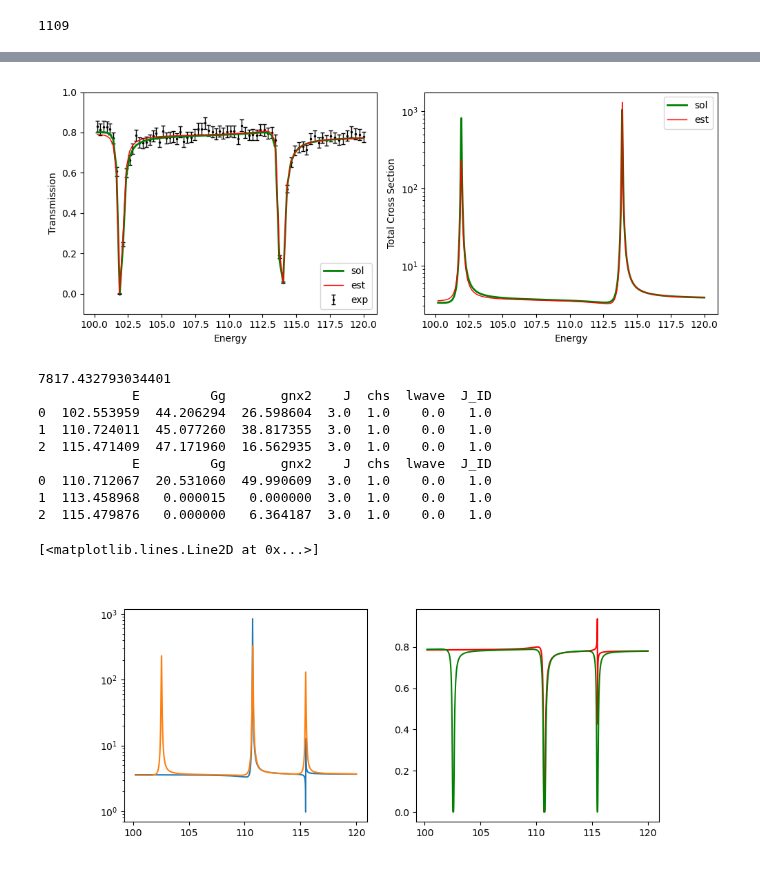
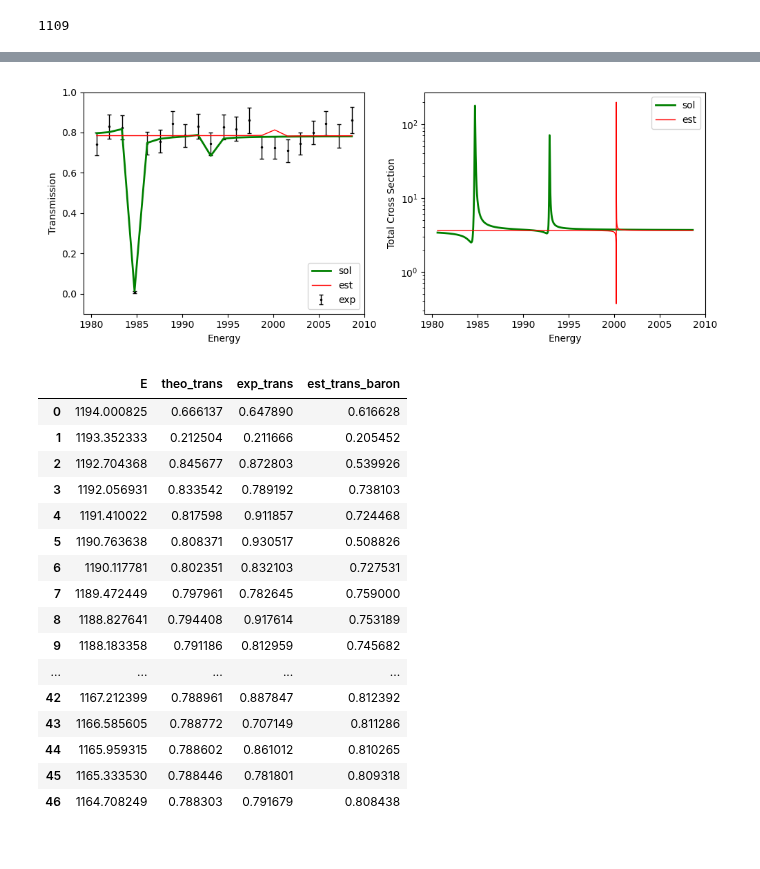
Before and after one commit to Naww137/ATARI, a Jupyter notebook: examples/UserExample_PiTFAll.ipynb, the cells around one changed output, grey strips where cells are left out. Cells and saved outputs as stored; diff of their text form; code cells hidden in the pictures.

Commit message:
Update data storage structure

```diff
--- a/examples/UserExample_PiTFAll.ipynb
+++ b/examples/UserExample_PiTFAll.ipynb
@@ -167,41 +168,47 @@ integral_FoMs
 # figure()
 # plot(pw_data.E, pw_data.est_trans)
 # %%
-fig = pf.sample_case.plot(case_file, 60, Ta_pair, True, True)
+fig = pf.sample_case.plot(case_file, 3, 'baron')
 # %% [output]
-[figure, old version]
+[figure, new version]
 # %%
-pw_data, syndat_par_df, fit_par_df = pf.sample_case.read_sample_case_data(case_file,96)
+exp_pw_df, theo_pw_df, theo_par_df, est_par_df, exp_cov = pf.sample_case.read_sample_case_data(case_file, 0, 'baron')
+exp_pw_df
+# xs_tot_syndat, xs_tot_fit, new_egrid = pf.sample_case.calculate_xs(pw_data.E, Ta_pair, syndat_par_df, fit_par_df, True)
 
-xs_tot_syndat, xs_tot_fit, new_egrid = pf.sample_case.calculate_xs(pw_data.E, Ta_pair, syndat_par_df, fit_par_df, True)
+# n = exp.redpar.val.n  # atoms per barn or atoms/(1e-12*cm^2)
+# trans_fit = np.exp(-n*xs_tot_fit)
+# trans_syndat = np.exp(-n*xs_tot_syndat)
 
-n = exp.redpar.val.n  # atoms per barn or atoms/(1e-12*cm^2)
-trans_fit = np.exp(-n*xs_tot_fit)
-trans_syndat = np.exp(-n*xs_tot_syndat)
+# from scipy import integrate
+# est_sol_SE = integrate.trapezoid((xs_tot_syndat-xs_tot_fit)**2, new_egrid)
+# print(est_sol_SE)
 
-from scipy import integrate
-est_sol_SE = integrate.trapezoid((xs_tot_syndat-xs_tot_fit)**2, new_egrid)
-print(est_sol_SE)
+# print(syndat_par_df)
+# print(fit_par_df)
 
-print(syndat_par_df)
-print(fit_par_df)
+# fig, ax = subplots(1,2, figsize=(10,4))
+# ax[0].plot(new_egrid, xs_tot_fit)
+# ax[0].plot(new_egrid, xs_tot_syndat)
+# ax[0].set_yscale('log')
 
-fig, ax = subplots(1,2, figsize=(10,4))
-ax[0].plot(new_egrid, xs_tot_fit)
-ax[0].plot(new_egrid, xs_tot_syndat)
-ax[0].set_yscale('log')
-
-ax[1].plot(new_egrid, trans_fit, 'r')
-ax[1].plot(new_egrid, trans_syndat, 'g')
+# ax[1].plot(new_egrid, trans_fit, 'r')
+# ax[1].plot(new_egrid, trans_syndat, 'g')
 # %% [output]
-7817.432793034401
-            E         Gg       gnx2    J  chs  lwave  J_ID
-0  102.553959  44.206294  26.598604  3.0  1.0    0.0   1.0
-1  110.724011  45.077260  38.817355  3.0  1.0    0.0   1.0
-2  115.471409  47.171960  16.562935  3.0  1.0    0.0   1.0
-            E         Gg       gnx2    J  chs  lwave  J_ID
-0  110.712067  20.531060  49.990609  3.0  1.0    0.0   1.0
-1  113.458968   0.000015   0.000000  3.0  1.0    0.0   1.0
-2  115.479876   0.000000   6.364187  3.0  1.0    0.0   1.0
-[<matplotlib.lines.Line2D at 0x...>]
-[figure, removed]
+|  | E | theo_trans | exp_trans | est_trans_baron |
+| 0 | 1194.000825 | 0.666137 | 0.647890 | 0.616628 |
+| 1 | 1193.352333 | 0.212504 | 0.211666 | 0.205452 |
+| 2 | 1192.704368 | 0.845677 | 0.872803 | 0.539926 |
+| 3 | 1192.056931 | 0.833542 | 0.789192 | 0.738103 |
+| 4 | 1191.410022 | 0.817598 | 0.911857 | 0.724468 |
+| 5 | 1190.763638 | 0.808371 | 0.930517 | 0.508826 |
+| 6 | 1190.117781 | 0.802351 | 0.832103 | 0.727531 |
+| 7 | 1189.472449 | 0.797961 | 0.782645 | 0.759000 |
+| 8 | 1188.827641 | 0.794408 | 0.917614 | 0.753189 |
+| 9 | 1188.183358 | 0.791186 | 0.812959 | 0.745682 |
+| ... | ... | ... | ... | ... |
+| 42 | 1167.212399 | 0.788961 | 0.887847 | 0.812392 |
+| 43 | 1166.585605 | 0.788772 | 0.707149 | 0.811286 |
+| 44 | 1165.959315 | 0.788602 | 0.861012 | 0.810265 |
+| 45 | 1165.333530 | 0.788446 | 0.781801 | 0.809318 |
+| 46 | 1164.708249 | 0.788303 | 0.791679 | 0.808438 |
```
Also changed, not shown: parts of 9 cells of this notebook, 1 other file.
